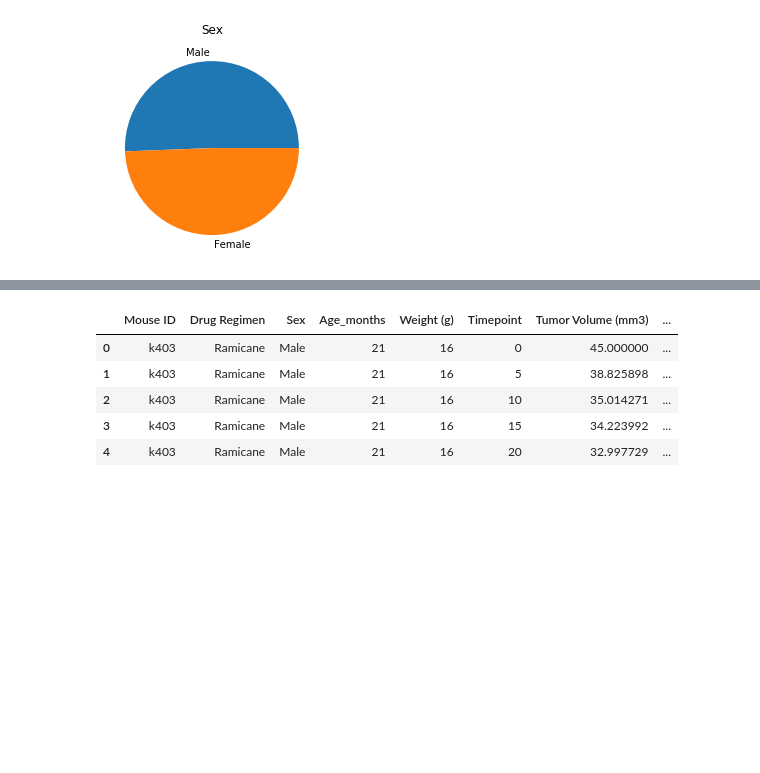
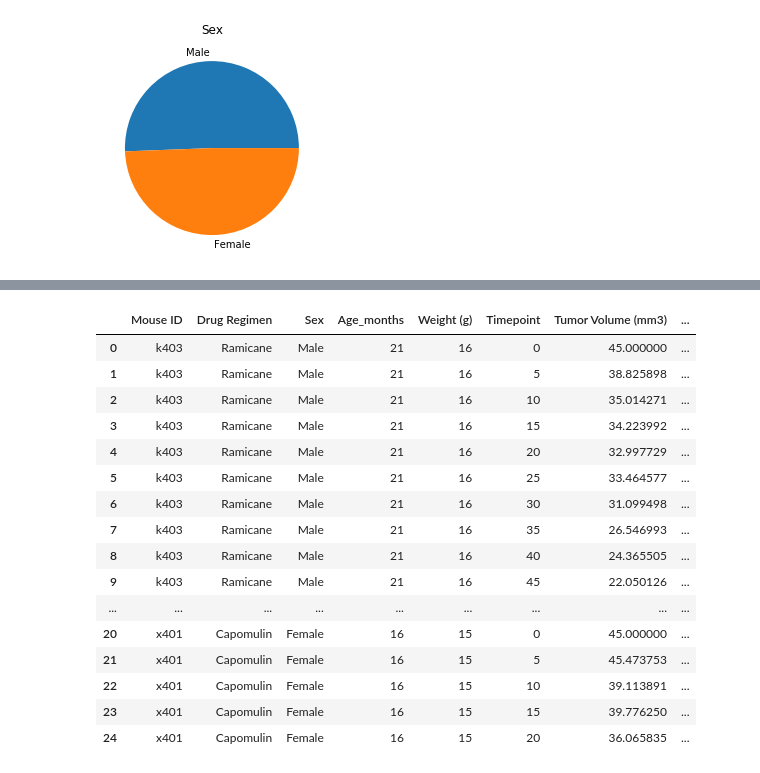
Before and after one commit to wonderbug2020/matplotlib-challenge, a Jupyter notebook: main1.ipynb, the cells around one changed output, grey strips where cells are left out. Cells and saved outputs as stored; diff of their text form; code cells hidden in the pictures; blank space fills up the shorter version.

```diff
--- a/main1.ipynb
+++ b/main1.ipynb
@@ -59,10 +95,21 @@ Text(0.5, 1.0, 'Sex')
 # %%
 #now to print out a table for reference
-study_metadata.head()
+study_metadata.head(25)
 # %% [output]
 |  | Mouse ID | Drug Regimen | Sex | Age_months | Weight (g) | Timepoint | Tumor Volume (mm3) | ... |
 | 0 | k403 | Ramicane | Male | 21 | 16 | 0 | 45.000000 | ... |
 | 1 | k403 | Ramicane | Male | 21 | 16 | 5 | 38.825898 | ... |
 | 2 | k403 | Ramicane | Male | 21 | 16 | 10 | 35.014271 | ... |
 | 3 | k403 | Ramicane | Male | 21 | 16 | 15 | 34.223992 | ... |
 | 4 | k403 | Ramicane | Male | 21 | 16 | 20 | 32.997729 | ... |
+| 5 | k403 | Ramicane | Male | 21 | 16 | 25 | 33.464577 | ... |
+| 6 | k403 | Ramicane | Male | 21 | 16 | 30 | 31.099498 | ... |
+| 7 | k403 | Ramicane | Male | 21 | 16 | 35 | 26.546993 | ... |
+| 8 | k403 | Ramicane | Male | 21 | 16 | 40 | 24.365505 | ... |
+| 9 | k403 | Ramicane | Male | 21 | 16 | 45 | 22.050126 | ... |
+| ... | ... | ... | ... | ... | ... | ... | ... | ... |
+| 20 | x401 | Capomulin | Female | 16 | 15 | 0 | 45.000000 | ... |
+| 21 | x401 | Capomulin | Female | 16 | 15 | 5 | 45.473753 | ... |
+| 22 | x401 | Capomulin | Female | 16 | 15 | 10 | 39.113891 | ... |
+| 23 | x401 | Capomulin | Female | 16 | 15 | 15 | 39.776250 | ... |
+| 24 | x401 | Capomulin | Female | 16 | 15 | 20 | 36.065835 | ... |
```
Also changed, not shown: parts of 1 cell of this notebook.
